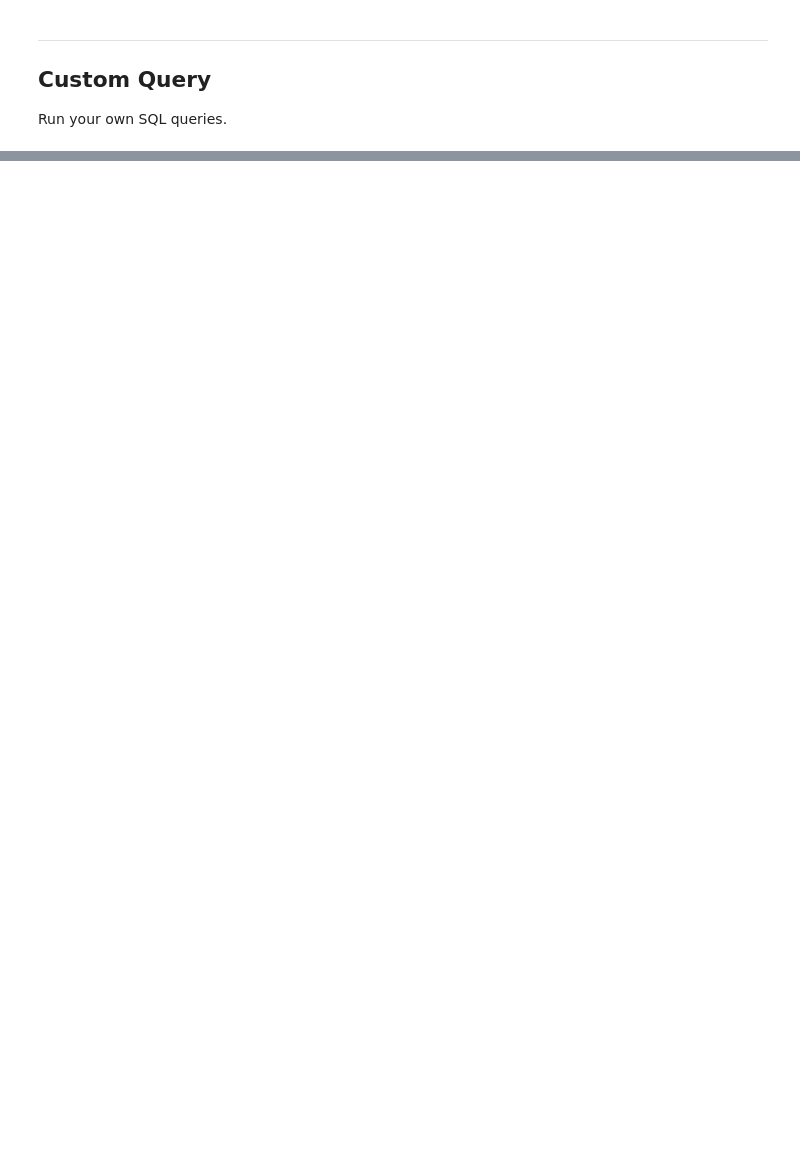
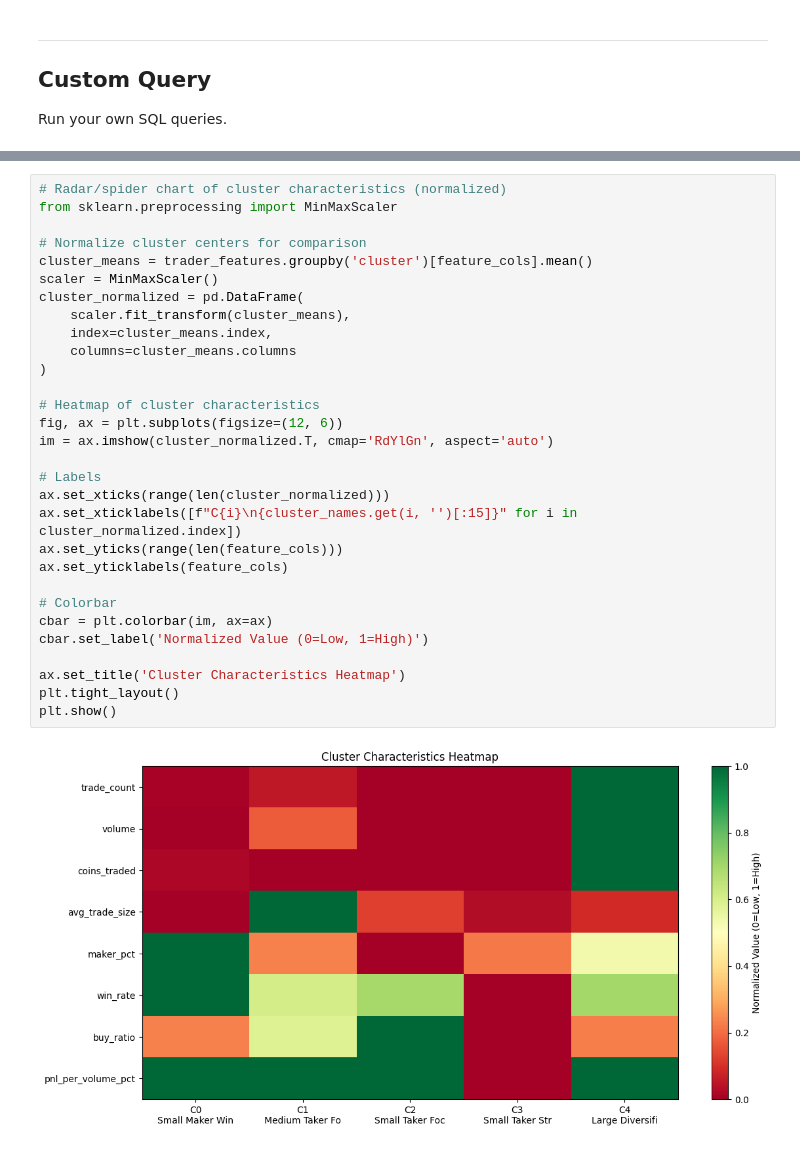
Before and after one commit to trevortrinh/vigil-hypertrace, a Jupyter notebook: notebooks/03_db_analysis.ipynb, the cells around one changed output, grey strips where cells are left out. Cells and saved outputs as stored; diff of their text form; blank space fills up the shorter version.

```diff
--- a/notebooks/03_db_analysis.ipynb
+++ b/notebooks/03_db_analysis.ipynb
@@ -681,0 +974,32 @@ LIMIT 5
+# %%
+# Radar/spider chart of cluster characteristics (normalized)
+from sklearn.preprocessing import MinMaxScaler
+
+# Normalize cluster centers for comparison
+cluster_means = trader_features.groupby('cluster')[feature_cols].mean()
+scaler = MinMaxScaler()
+cluster_normalized = pd.DataFrame(
+    scaler.fit_transform(cluster_means),
+    index=cluster_means.index,
+    columns=cluster_means.columns
+)
+
+# Heatmap of cluster characteristics
+fig, ax = plt.subplots(figsize=(12, 6))
+im = ax.imshow(cluster_normalized.T, cmap='RdYlGn', aspect='auto')
+
+# Labels
+ax.set_xticks(range(len(cluster_normalized)))
+ax.set_xticklabels([f"C{i}\n{cluster_names.get(i, '')[:15]}" for i in cluster_normalized.index])
+ax.set_yticks(range(len(feature_cols)))
+ax.set_yticklabels(feature_cols)
+
+# Colorbar
+cbar = plt.colorbar(im, ax=ax)
+cbar.set_label('Normalized Value (0=Low, 1=High)')
+
+ax.set_title('Cluster Characteristics Heatmap')
+plt.tight_layout()
+plt.show()
+# %% [output]
+[figure, added]
```
Also changed, not shown: parts of 30 cells of this notebook, 4 other files.
